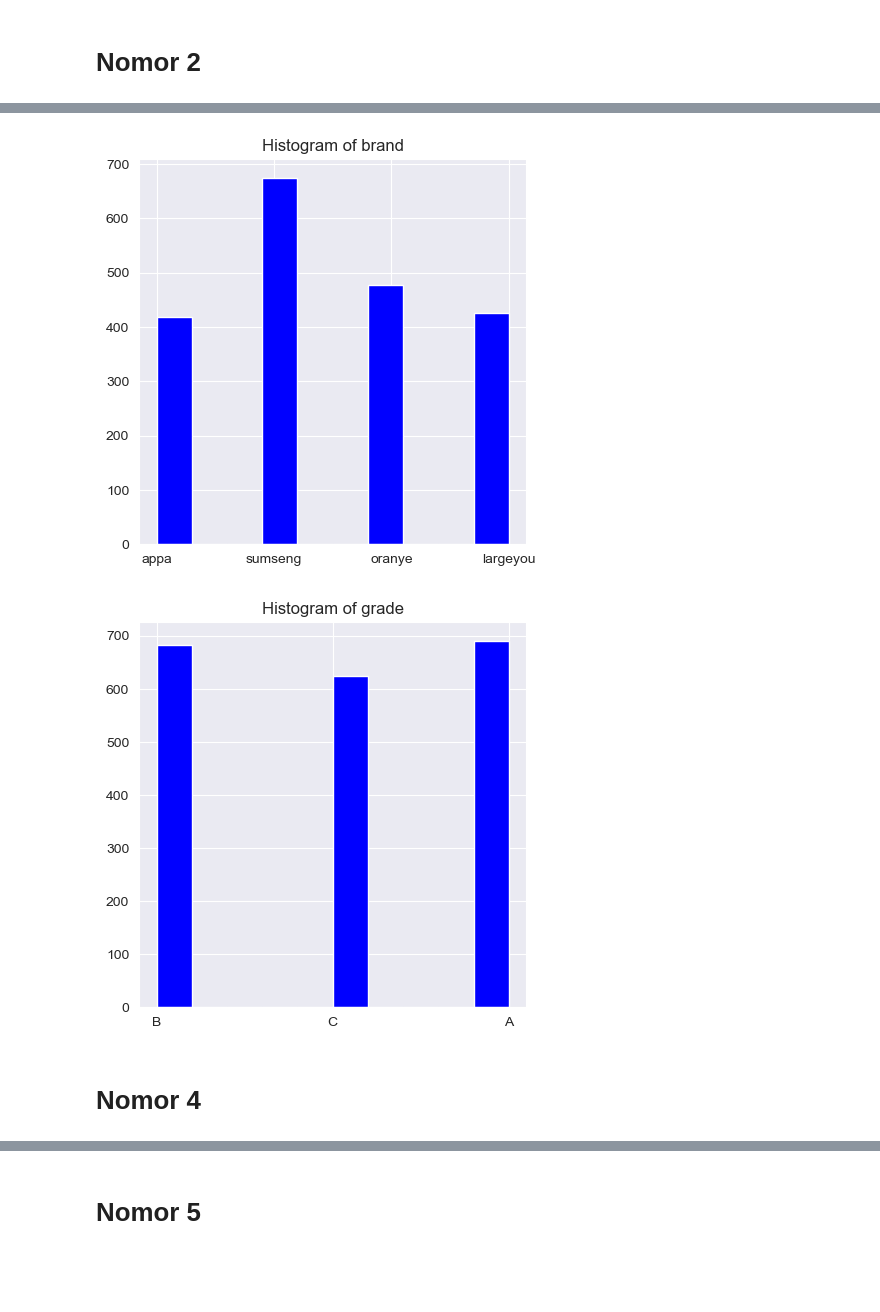
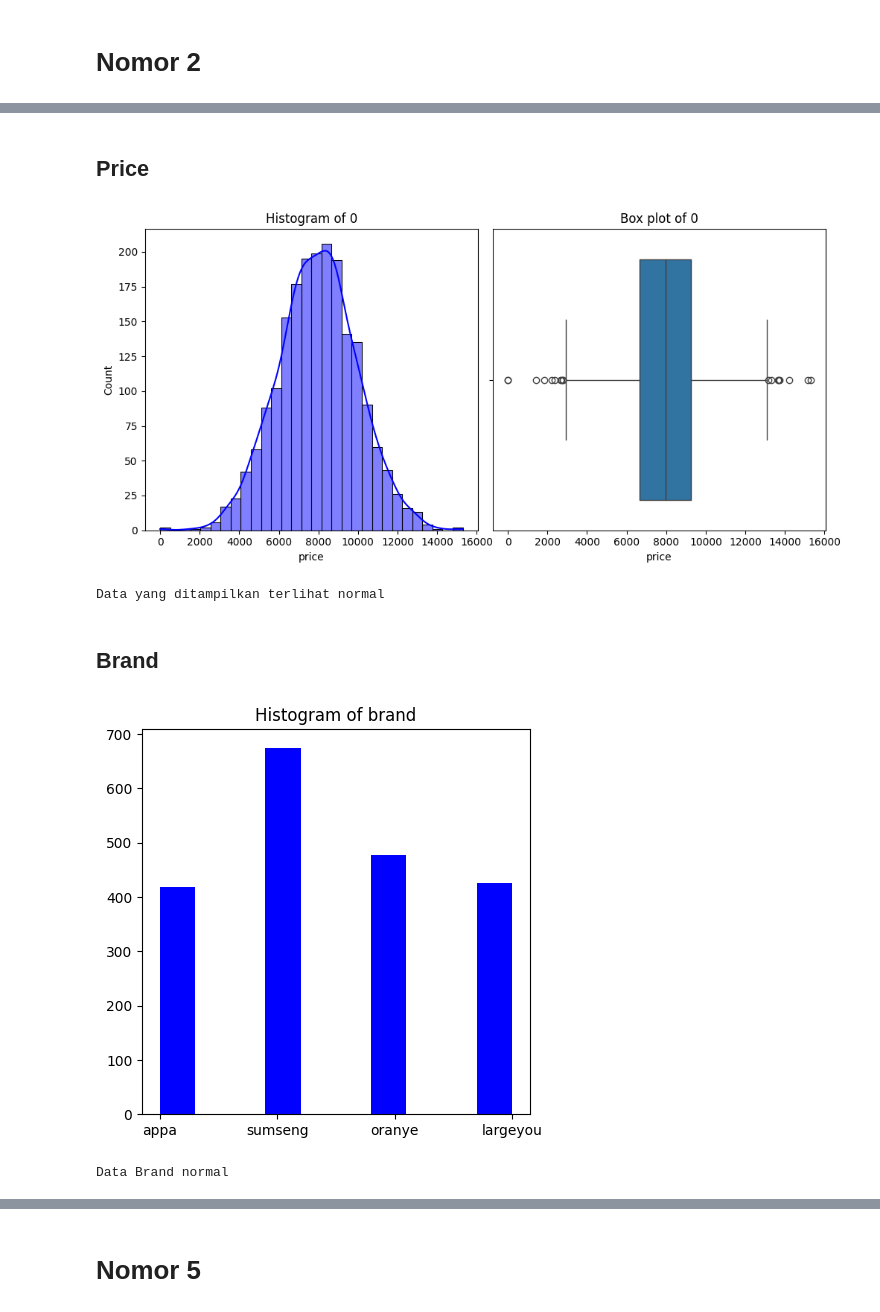
Before and after one commit to fauzanazz/K3-IF2220-13522153-13522157, a Jupyter notebook: sample.ipynb, the cells around one changed output, grey strips where cells are left out. Cells and saved outputs as stored; diff of their text form; code cells hidden in the pictures; blank space fills up the shorter version.

```diff
--- a/sample.ipynb
+++ b/sample.ipynb
@@ -232,17 +374,41 @@ for col in df_num.columns:
+# %% [markdown]
+## Price
+# %%
+# DataFrame numerik
+# Buat figure
+plt.figure(figsize=(10, 5))
+
+# Histogram
+plt.subplot(1, 2, 1)
+sns.histplot(df["price"], kde=True, color='blue', bins=30)
+plt.title(f'Histogram of {0}')
+
+# Box plot
+plt.subplot(1, 2, 2)
+sns.boxplot(x=df["price"], orient='h')
+plt.title(f'Box plot of {0}')
+
+# Tampilkan plot
+plt.tight_layout()
+plt.show()
+
+print("Data yang ditampilkan terlihat normal")
+# %% [output]
+[figure, added]
+Data yang ditampilkan terlihat normal
+# %% [markdown]
+## Brand
 # %%
-# DataFrame string
-for col in df_str.columns:
-  # Buat figure
-  plt.figure(figsize=(5, 5) , dpi=100)
+# Buat figure
+plt.figure(figsize=(5, 5) , dpi=100)
 
-  # Histogram
-  plt.hist(df_str[col], bins=10, color='blue')
-  plt.title(f'Histogram of {col}')
+# Histogram
+plt.hist(df_str["brand"], bins=10, color='blue')
+plt.title(f'Histogram of {"brand"}')
 
-  # Tampilkan plot
-  plt.show()
+# Tampilkan plot
+plt.show()
+print("Data Brand normal")
 # %% [output]
-[figure, old version]
+[figure, new version]
-[figure, removed]
+Data Brand normal
-# %% [markdown]
-# Nomor 4
```
Also changed, not shown: parts of 33 cells of this notebook, 1 other file.
